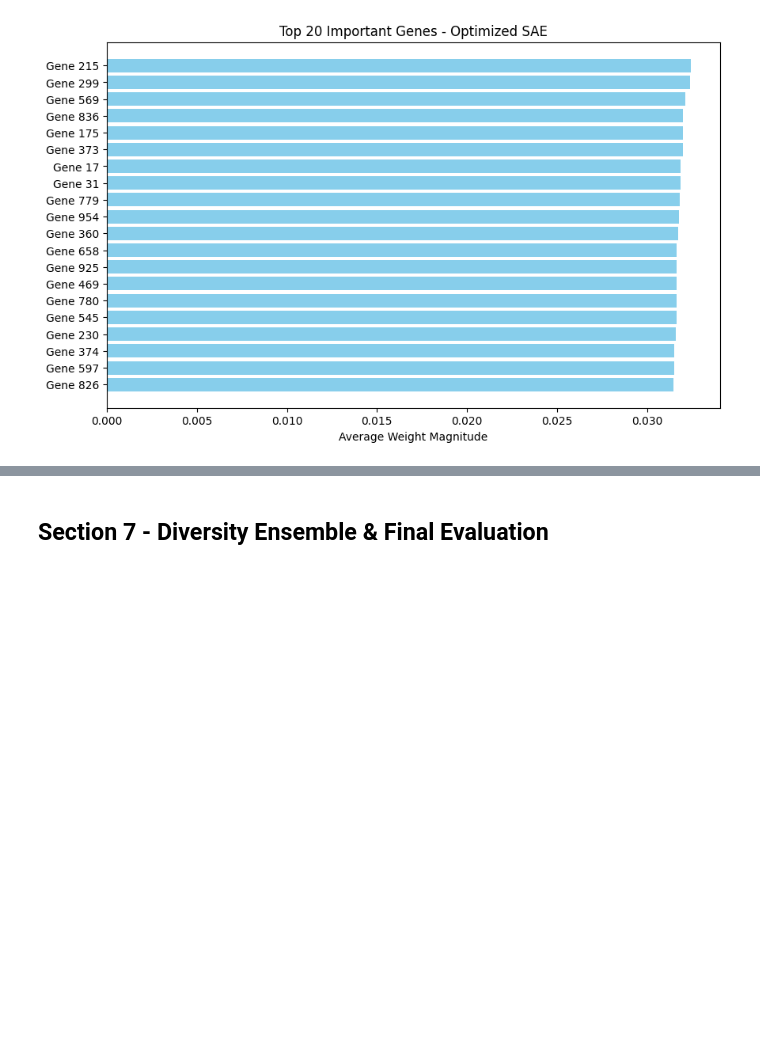
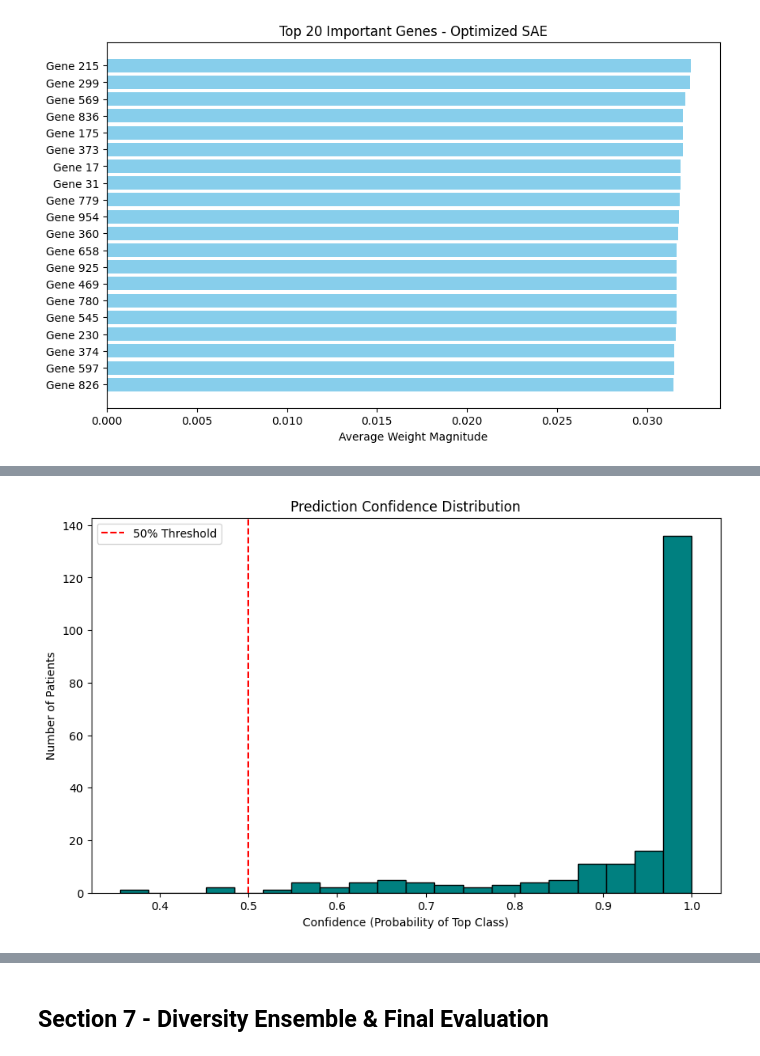
Before and after one commit to saikaldi/genomicDL, a Jupyter notebook: main.ipynb, the cells around one changed output, grey strips where cells are left out. Saved outputs shown, nothing was run; the diff lists cells and outputs as text; code cells hidden in the pictures; blank space fills up the shorter version.

```diff
--- a/main.ipynb
+++ b/main.ipynb
@@ -1184,3 +1184,17 @@ plt.title("Top 20 Important Genes - Optimized SAE")
 plt.show()
 # %% [output]
 [figure]
+# %%
+
+y_probs = sae_model.predict(X_test_scaled)
+max_probs = np.max(y_probs, axis=1)
+
+plt.figure(figsize=(10, 6))
+plt.hist(max_probs, bins=20, color='teal', edgecolor='black')
+plt.title('Prediction Confidence Distribution')
+plt.xlabel('Confidence (Probability of Top Class)')
+plt.ylabel('Number of Patients')
+plt.axvline(0.5, color='red', linestyle='--', label='50% Threshold')
+plt.legend()
+plt.show()
+# %% [output]
@@ -1186,0 +1202 @@ plt.show()
+[figure, added]
```
Also changed, not shown: parts of 9 cells of this notebook.
